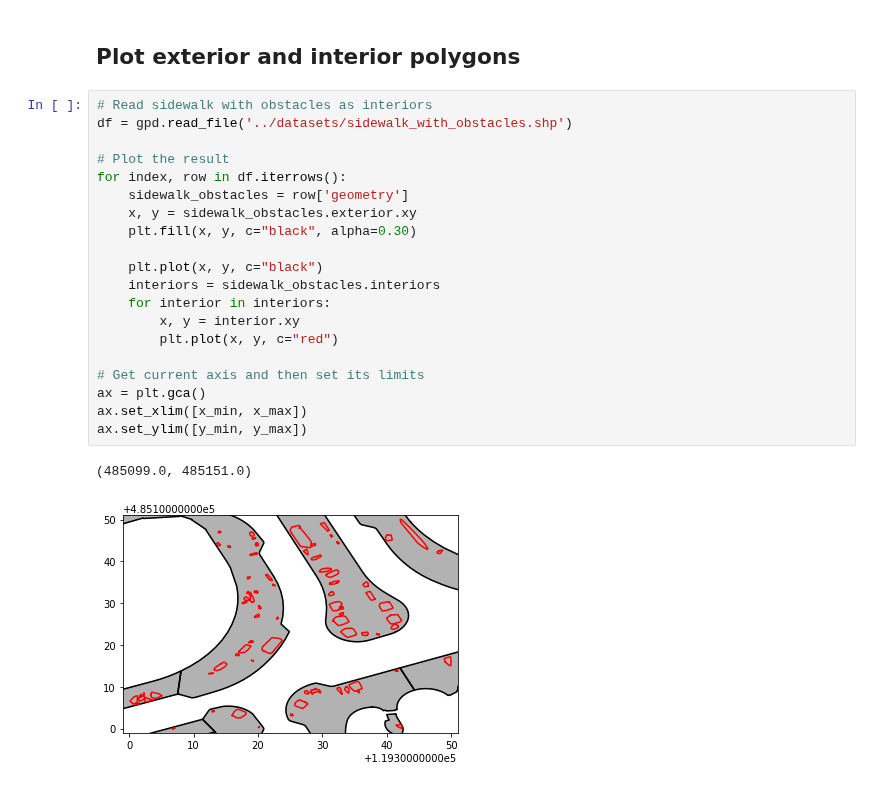
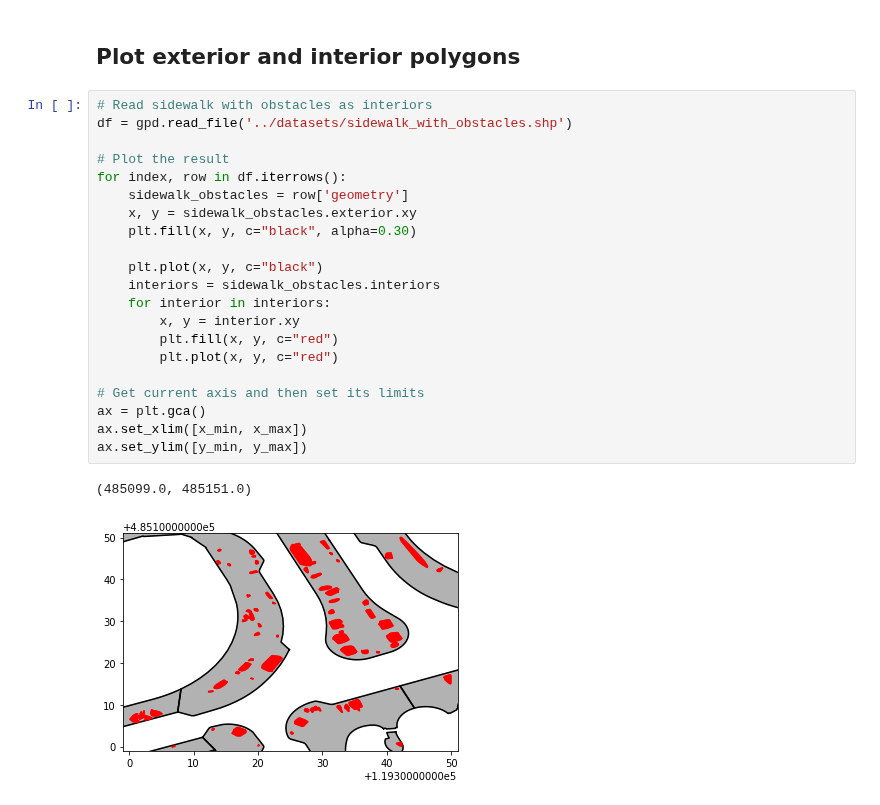
Before and after one commit to Amsterdam-AI-Team/Urban_PointCloud_Sidewalk_Width, a Jupyter notebook: notebooks/Visualization.ipynb, the cells around one changed output. Drawn from its saved outputs; the diff is of its cells as text.

```diff
--- a/notebooks/Visualization.ipynb
+++ b/notebooks/Visualization.ipynb
@@ -69,23 +69,24 @@ ax.set_ylim([y_min, y_max])
 # %%
 # Read sidewalk with obstacles as interiors
 df = gpd.read_file('../datasets/sidewalk_with_obstacles.shp')
 
 # Plot the result
 for index, row in df.iterrows():
     sidewalk_obstacles = row['geometry']
     x, y = sidewalk_obstacles.exterior.xy
     plt.fill(x, y, c="black", alpha=0.30)
 
     plt.plot(x, y, c="black")
     interiors = sidewalk_obstacles.interiors
     for interior in interiors:
         x, y = interior.xy
+        plt.fill(x, y, c="red")
         plt.plot(x, y, c="red")
 
 # Get current axis and then set its limits
 ax = plt.gca()
 ax.set_xlim([x_min, x_max])
 ax.set_ylim([y_min, y_max])
 # %% [output]
 (485099.0, 485151.0)
-[figure, old version]
+[figure, new version]
```
